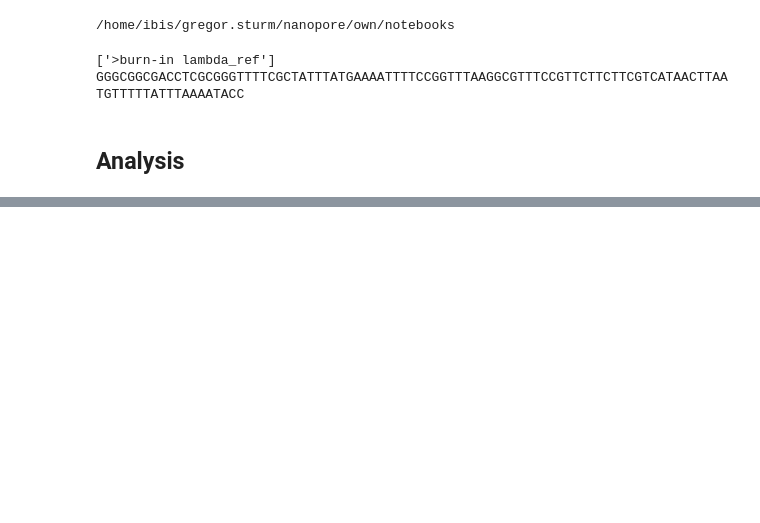
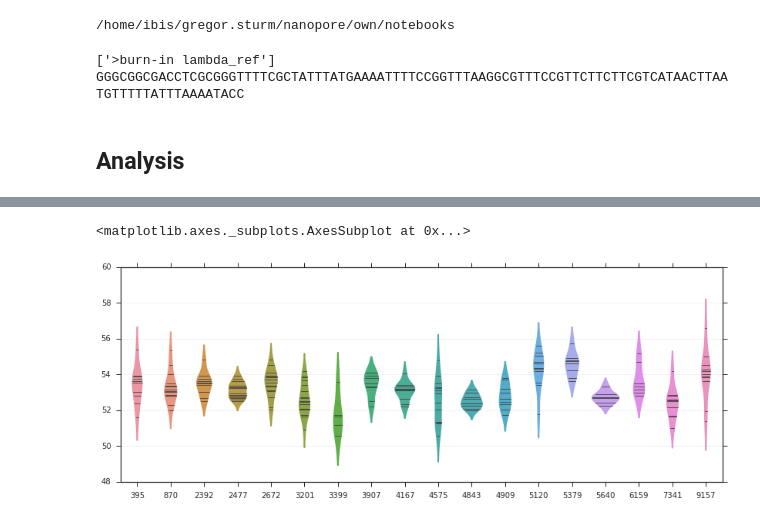
Before and after one commit to grst/nanopore-notebooks, a Jupyter notebook: 04_error_correction/context-features2-all5mers-positional_difference-test.ipynb, the cells around one changed output, grey strips where cells are left out. Cells and saved outputs as stored; diff of their text form; code cells hidden in the pictures; blank space fills up the shorter version.

```diff
--- a/04_error_correction/context-features2-all5mers-positional_difference-test.ipynb
+++ b/04_error_correction/context-features2-all5mers-positional_difference-test.ipynb
@@ -155,0 +84,6 @@ for i in range(len(pos) - 1):
+# %%
+fig, ax = subplots(figsize=(14, 5))
+sns.violinplot(df, ax=ax, inner="stick")
+# %% [output]
+<matplotlib.axes._subplots.AxesSubplot at 0x...>
+[figure, added]
```
Also changed, not shown: parts of 15 cells of this notebook, 6 other files.
